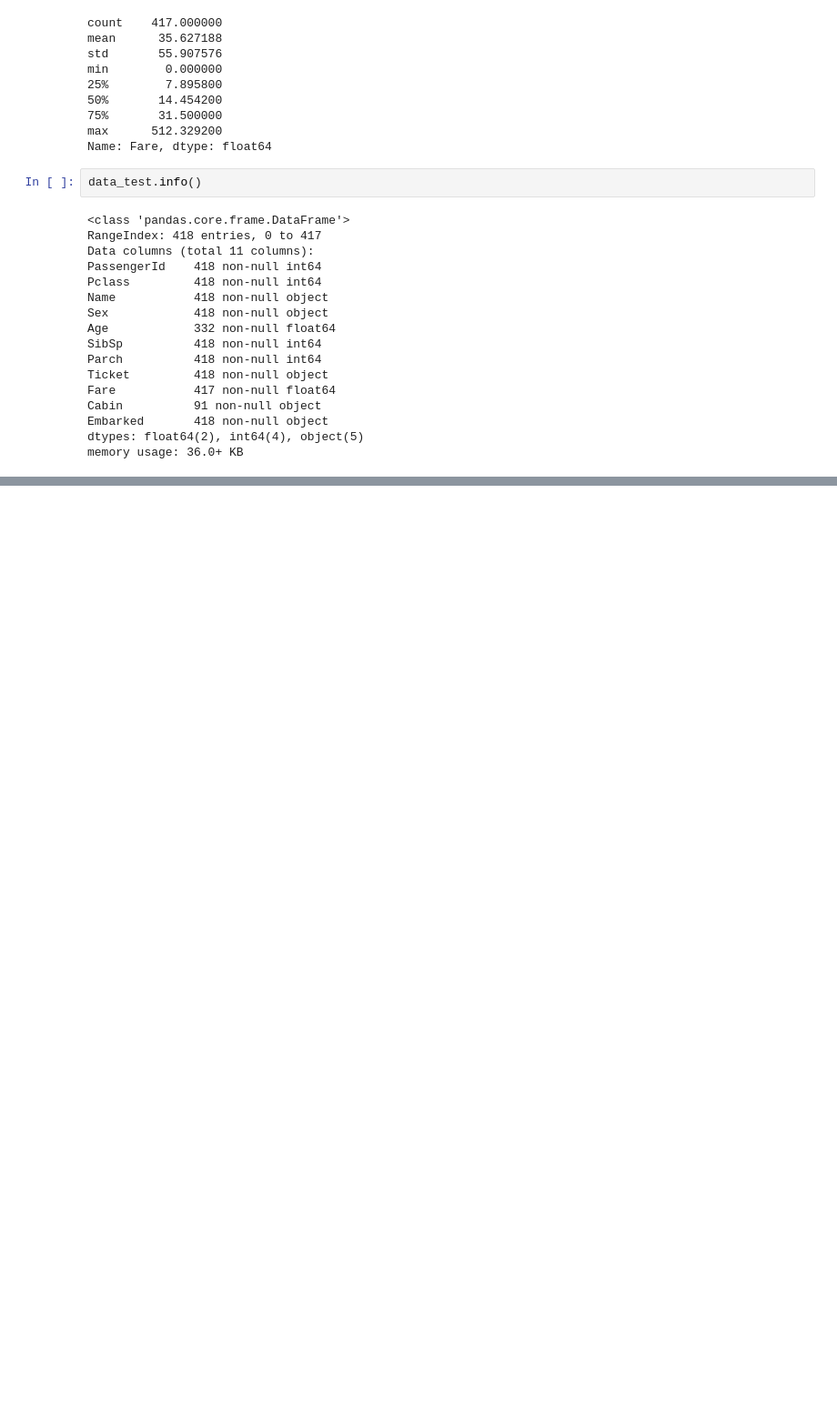
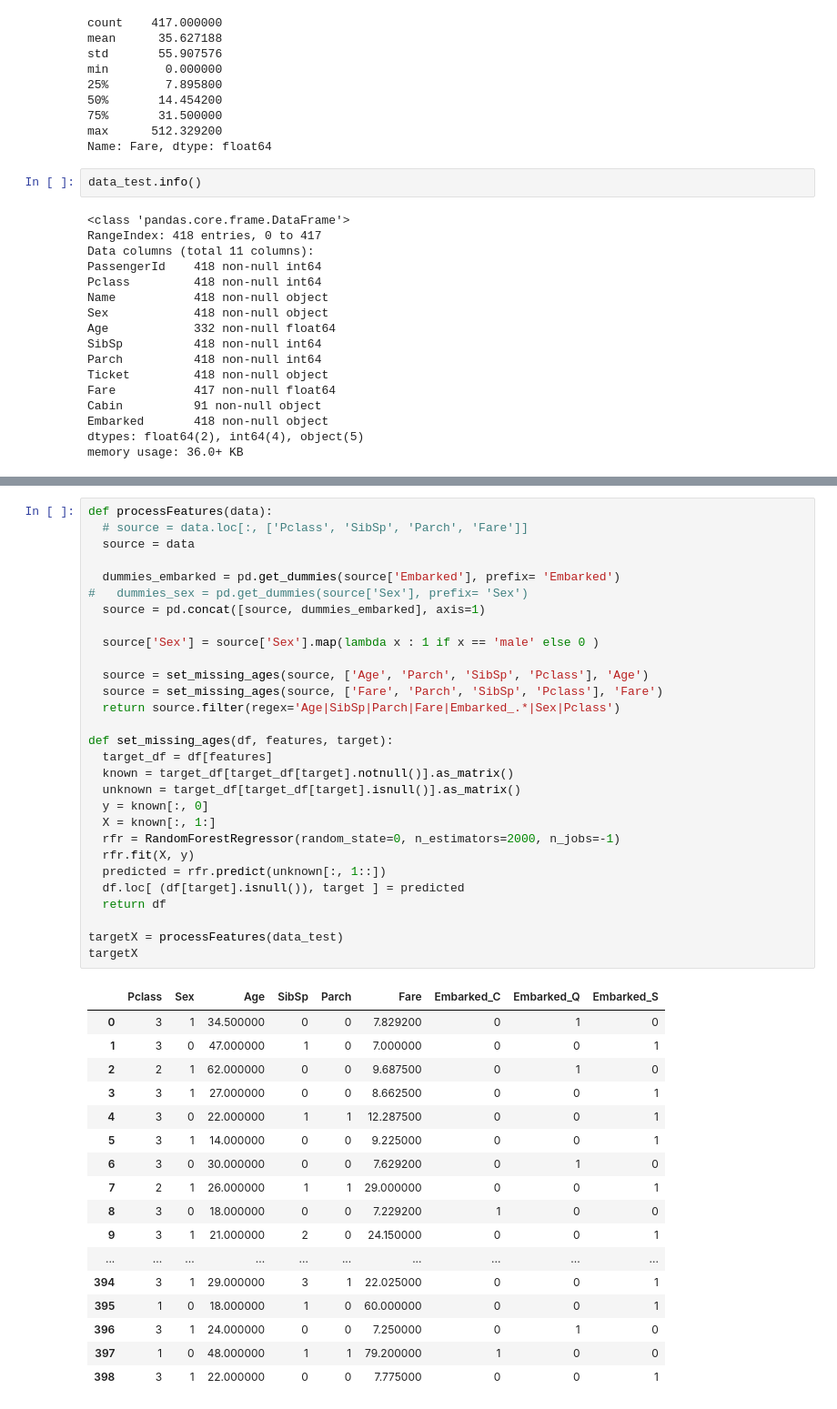
Before and after one commit to Jsonzhang/kaggle, a Jupyter notebook: titanic/titanic.ipynb, the cells around one changed output, grey strips where cells are left out. Shown at 91% size. Drawn from its saved outputs; the diff is of its cells as text; blank space fills up the shorter version.

```diff
--- a/titanic/titanic.ipynb
+++ b/titanic/titanic.ipynb
@@ -423,0 +443,47 @@ memory usage: 36.0+ KB
+# %%
+def processFeatures(data):
+  # source = data.loc[:, ['Pclass', 'SibSp', 'Parch', 'Fare']]
+  source = data
+
+  dummies_embarked = pd.get_dummies(source['Embarked'], prefix= 'Embarked')
+#   dummies_sex = pd.get_dummies(source['Sex'], prefix= 'Sex')
+  source = pd.concat([source, dummies_embarked], axis=1)
+
+  source['Sex'] = source['Sex'].map(lambda x : 1 if x == 'male' else 0 )
+
+  source = set_missing_ages(source, ['Age', 'Parch', 'SibSp', 'Pclass'], 'Age')
+  source = set_missing_ages(source, ['Fare', 'Parch', 'SibSp', 'Pclass'], 'Fare')
+  return source.filter(regex='Age|SibSp|Parch|Fare|Embarked_.*|Sex|Pclass')
+
+def set_missing_ages(df, features, target):
+  target_df = df[features]
+  known = target_df[target_df[target].notnull()].as_matrix()
+  unknown = target_df[target_df[target].isnull()].as_matrix()
+  y = known[:, 0]
+  X = known[:, 1:]
+  rfr = RandomForestRegressor(random_state=0, n_estimators=2000, n_jobs=-1)
+  rfr.fit(X, y)
+  predicted = rfr.predict(unknown[:, 1::])
+  df.loc[ (df[target].isnull()), target ] = predicted
+  return df
+
+targetX = processFeatures(data_test)
+targetX
+# %% [output]
+|  | Pclass | Sex | Age | SibSp | Parch | Fare | Embarked_C | Embarked_Q | Embarked_S |
+| 0 | 3 | 1 | 34.500000 | 0 | 0 | 7.829200 | 0 | 1 | 0 |
+| 1 | 3 | 0 | 47.000000 | 1 | 0 | 7.000000 | 0 | 0 | 1 |
+| 2 | 2 | 1 | 62.000000 | 0 | 0 | 9.687500 | 0 | 1 | 0 |
+| 3 | 3 | 1 | 27.000000 | 0 | 0 | 8.662500 | 0 | 0 | 1 |
+| 4 | 3 | 0 | 22.000000 | 1 | 1 | 12.287500 | 0 | 0 | 1 |
+| 5 | 3 | 1 | 14.000000 | 0 | 0 | 9.225000 | 0 | 0 | 1 |
+| 6 | 3 | 0 | 30.000000 | 0 | 0 | 7.629200 | 0 | 1 | 0 |
+| 7 | 2 | 1 | 26.000000 | 1 | 1 | 29.000000 | 0 | 0 | 1 |
+| 8 | 3 | 0 | 18.000000 | 0 | 0 | 7.229200 | 1 | 0 | 0 |
+| 9 | 3 | 1 | 21.000000 | 2 | 0 | 24.150000 | 0 | 0 | 1 |
+| ... | ... | ... | ... | ... | ... | ... | ... | ... | ... |
+| 394 | 3 | 1 | 29.000000 | 3 | 1 | 22.025000 | 0 | 0 | 1 |
+| 395 | 1 | 0 | 18.000000 | 1 | 0 | 60.000000 | 0 | 0 | 1 |
+| 396 | 3 | 1 | 24.000000 | 0 | 0 | 7.250000 | 0 | 1 | 0 |
+| 397 | 1 | 0 | 48.000000 | 1 | 1 | 79.200000 | 1 | 0 | 0 |
+| 398 | 3 | 1 | 22.000000 | 0 | 0 | 7.775000 | 0 | 0 | 1 |
```
Also changed, not shown: parts of 1 cell of this notebook, 2 other files.
